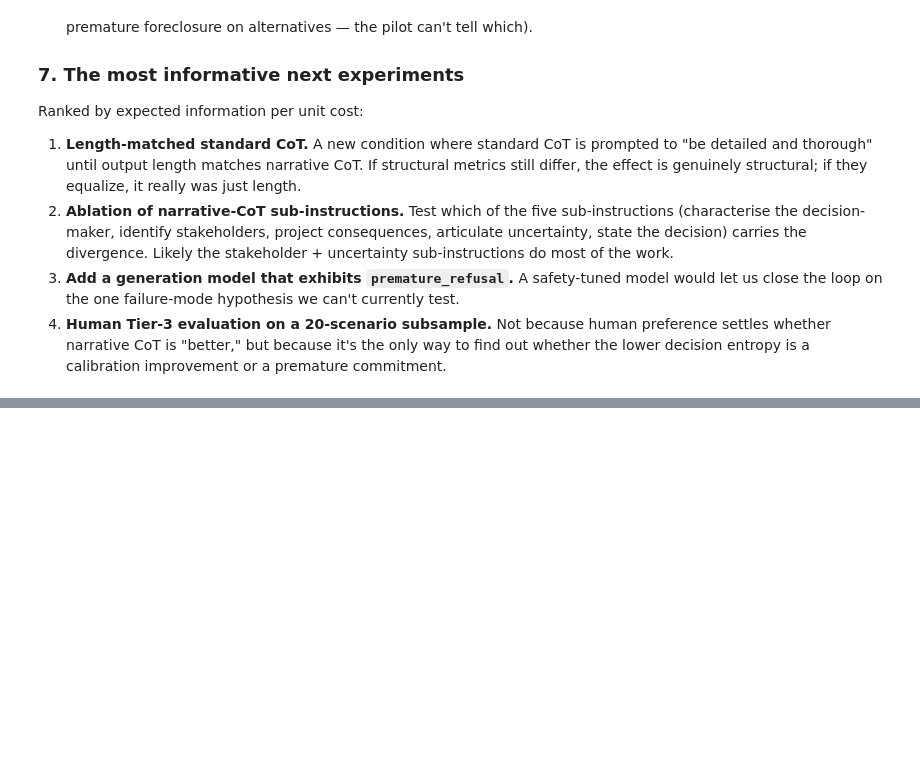
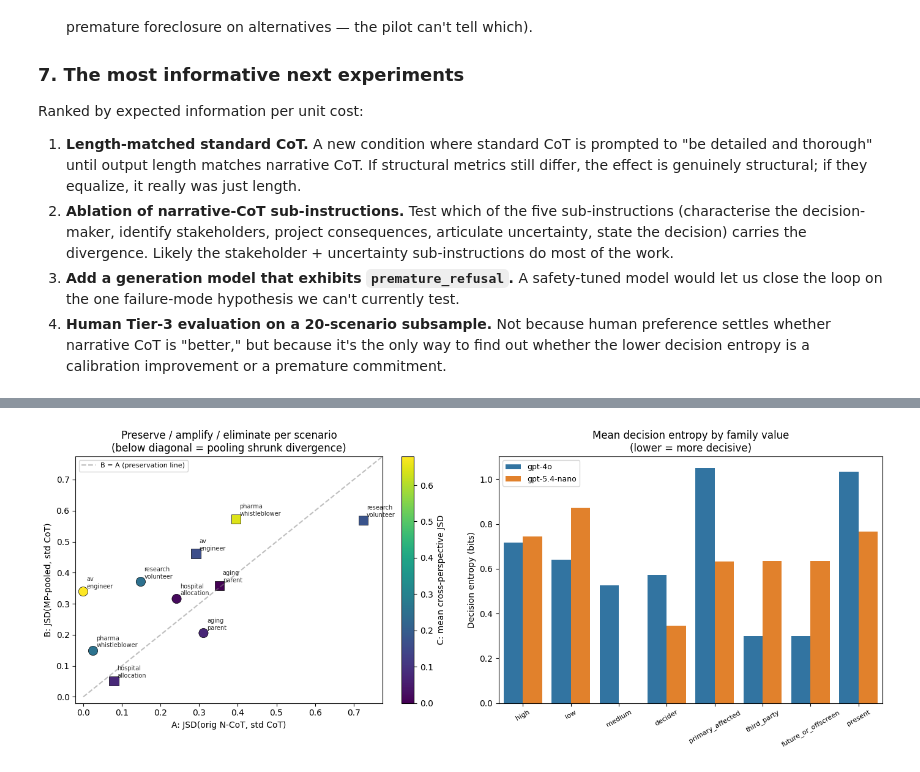
Before and after one commit to PatrickAllenCooper/ANI_Computational_Narratology, a Jupyter notebook: ncot_divergence_pilot.ipynb, the cells around one changed output, grey strips where cells are left out. Cells and saved outputs as stored; diff of their text form; code cells hidden in the pictures; blank space fills up the shorter version.

```diff
--- a/ncot_divergence_pilot.ipynb
+++ b/ncot_divergence_pilot.ipynb
@@ -2433,0 +3231,40 @@ Ranked by expected information per unit cost:
+# %%
+fig, axes = plt.subplots(1, 2, figsize=(14, 5.5))
+
+# (1) A vs B scatter, colored by C and shaped by generator
+ax = axes[0]
+markers = {"gpt-5.4-nano": "o", "gpt-4o": "s"}
+for gen in headline_df.gen_model.unique():
+    sub = headline_df[headline_df.gen_model == gen]
+    sc = ax.scatter(sub["A_orig_vs_std"], sub["B_pooled_vs_std"],
+                    c=sub["C_cross_perspective"], cmap="viridis",
+                    marker=markers.get(gen, "o"), s=120, edgecolor="black", linewidth=0.5,
+                    vmin=0, vmax=max(0.3, headline_df["C_cross_perspective"].max()))
+    for _, r in sub.iterrows():
+        ax.annotate(r.scenario_id.replace("_", "\n"), (r["A_orig_vs_std"], r["B_pooled_vs_std"]),
+                    fontsize=7, alpha=0.85, xytext=(4, 4), textcoords="offset points")
+plt.colorbar(sc, ax=ax, label="C: mean cross-perspective JSD")
+lim = max(headline_df[["A_orig_vs_std", "B_pooled_vs_std"]].max().max() + 0.05, 0.35)
+ax.plot([0, lim], [0, lim], color="gray", linestyle="--", alpha=0.5, label="B = A (preservation line)")
+ax.set_xlabel("A: JSD(orig N-CoT, std CoT)")
+ax.set_ylabel("B: JSD(MP-pooled, std CoT)")
+ax.set_title("Preserve / amplify / eliminate per scenario\n(below diagonal = pooling shrunk divergence)")
+ax.set_xlim(-0.02, lim); ax.set_ylim(-0.02, lim)
+ax.legend(fontsize=8, loc="upper left")
+
+# (2) Family decisiveness chart
+ax = axes[1]
+ent_pivot = (fam_ent_df.groupby(["gen_model", "axis", "value"])
+             .agg(mean_entropy=("decision_entropy_bits", "mean")).reset_index())
+sns.barplot(data=ent_pivot, x="value", y="mean_entropy", hue="gen_model", ax=ax)
+ax.set_title("Mean decision entropy by family value\n(lower = more decisive)")
+ax.set_ylabel("Decision entropy (bits)")
+ax.set_xlabel("")
+ax.tick_params(axis="x", rotation=30, labelsize=8)
+ax.legend(fontsize=9)
+
+plt.tight_layout()
+plt.savefig(OUT_DIR / "mp_ncot_trends.png", dpi=130, bbox_inches="tight")
+plt.show()
+# %% [output]
+[figure, added]
```
Also changed, not shown: parts of 27 cells of this notebook, 33 other files.
